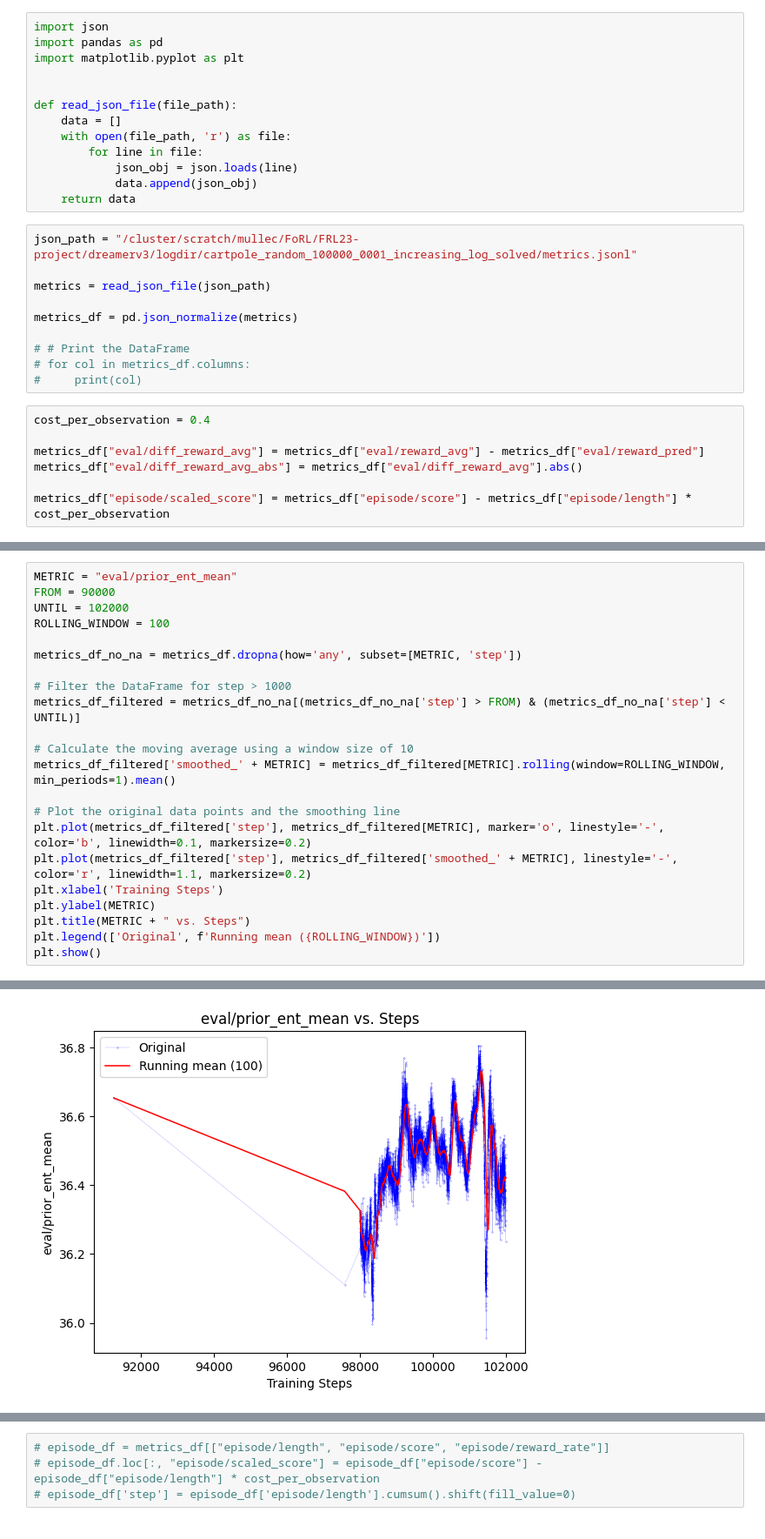
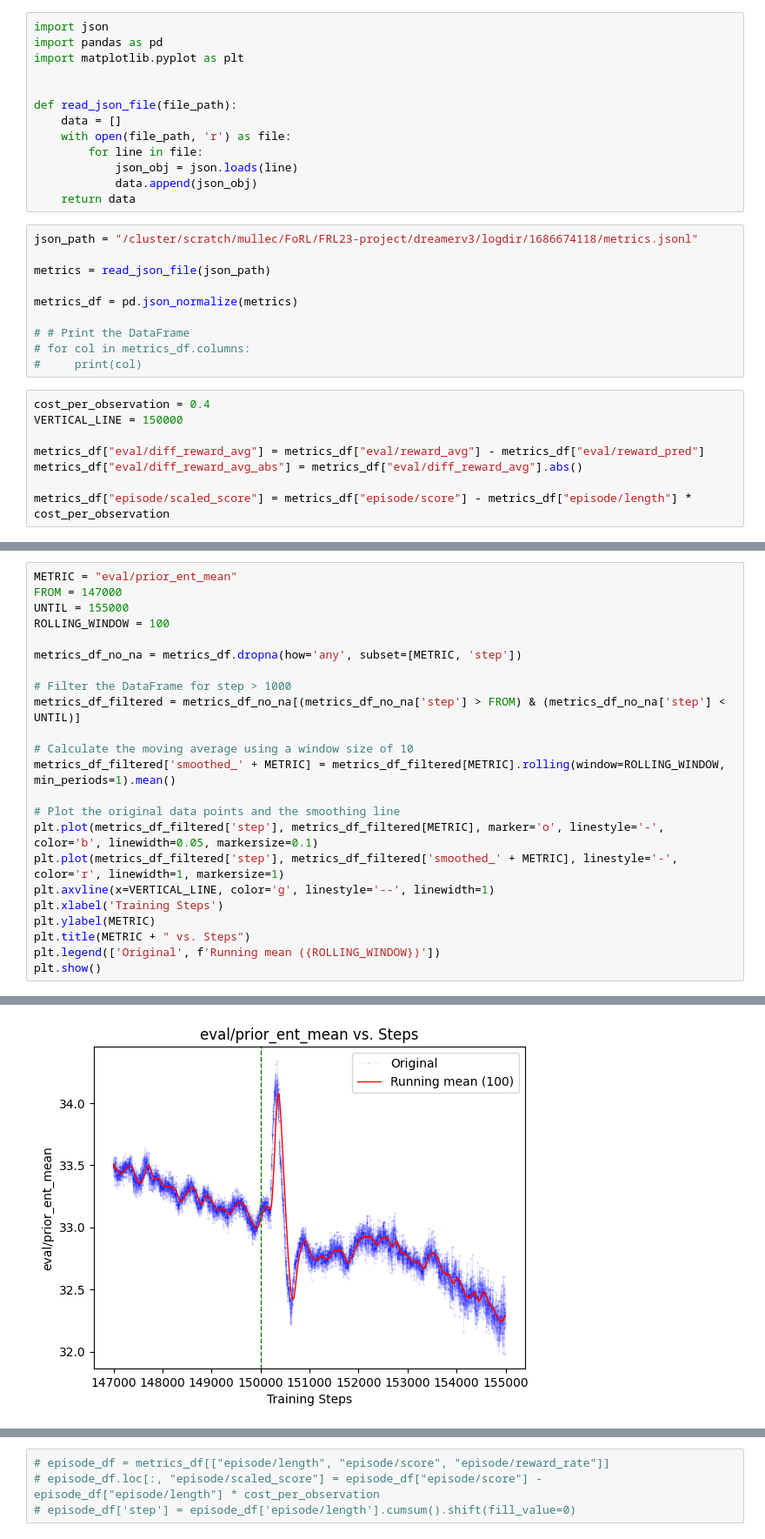
Before and after one commit to TheBlueHawk/FRL23-project, a Jupyter notebook: dreamerv3/scripts_report/plot_metrics.ipynb, the cells around one changed output, grey strips where cells are left out. Shown: that part at 87% size. Saved outputs shown, nothing was run; the diff lists cells and outputs as text.

Commit message:
plot improved

```diff
--- a/dreamerv3/scripts_report/plot_metrics.ipynb
+++ b/dreamerv3/scripts_report/plot_metrics.ipynb
@@ -12,7 +12,7 @@ def read_json_file(file_path):
             data.append(json_obj)
     return data
 # %%
-json_path = "/cluster/scratch/mullec/FoRL/FRL23-project/dreamerv3/logdir/cartpole_random_100000_0001_increasing_log_solved/metrics.jsonl"
+json_path = "/cluster/scratch/mullec/FoRL/FRL23-project/dreamerv3/logdir/1686674118/metrics.jsonl"
 
 metrics = read_json_file(json_path)
 
@@ -23,6 +23,7 @@ metrics_df = pd.json_normalize(metrics)
 #     print(col)
 # %%
 cost_per_observation = 0.4
+VERTICAL_LINE = 150000
 
 metrics_df["eval/diff_reward_avg"] = metrics_df["eval/reward_avg"] - metrics_df["eval/reward_pred"]
 metrics_df["eval/diff_reward_avg_abs"] = metrics_df["eval/diff_reward_avg"].abs()
@@ -106,29 +116,30 @@ See the caveats in the documentation: https://pandas.pydata.org/pandas-docs/stab
 # %%
 METRIC = "eval/prior_ent_mean"
-FROM = 90000
-UNTIL = 102000
+FROM = 147000
+UNTIL = 155000
 ROLLING_WINDOW = 100
 
 metrics_df_no_na = metrics_df.dropna(how='any', subset=[METRIC, 'step'])
 
 # Filter the DataFrame for step > 1000
 metrics_df_filtered = metrics_df_no_na[(metrics_df_no_na['step'] > FROM) & (metrics_df_no_na['step'] < UNTIL)]
 
 # Calculate the moving average using a window size of 10
 metrics_df_filtered['smoothed_' + METRIC] = metrics_df_filtered[METRIC].rolling(window=ROLLING_WINDOW, min_periods=1).mean()
 
 # Plot the original data points and the smoothing line
-plt.plot(metrics_df_filtered['step'], metrics_df_filtered[METRIC], marker='o', linestyle='-', color='b', linewidth=0.1, markersize=0.2)
-plt.plot(metrics_df_filtered['step'], metrics_df_filtered['smoothed_' + METRIC], linestyle='-', color='r', linewidth=1.1, markersize=0.2)
+plt.plot(metrics_df_filtered['step'], metrics_df_filtered[METRIC], marker='o', linestyle='-', color='b', linewidth=0.05, markersize=0.1)
+plt.plot(metrics_df_filtered['step'], metrics_df_filtered['smoothed_' + METRIC], linestyle='-', color='r', linewidth=1, markersize=1)
+plt.axvline(x=VERTICAL_LINE, color='g', linestyle='--', linewidth=1)
 plt.xlabel('Training Steps')
 plt.ylabel(METRIC)
 plt.title(METRIC + " vs. Steps")
 plt.legend(['Original', f'Running mean ({ROLLING_WINDOW})'])
 plt.show()
 # %% [output]
 A value is trying to be set on a copy of a slice from a DataFrame.
 Try using .loc[row_indexer,col_indexer] = value instead
 
 See the caveats in the documentation: https://pandas.pydata.org/pandas-docs/stable/user_guide/indexing.html#returning-a-view-versus-a-copy
   metrics_df_filtered['smoothed_' + METRIC] = metrics_df_filtered[METRIC].rolling(window=ROLLING_WINDOW, min_periods=1).mean()
-[figure, old version]
+[figure, new version]
```
Also changed, not shown: parts of 14 cells of this notebook.
